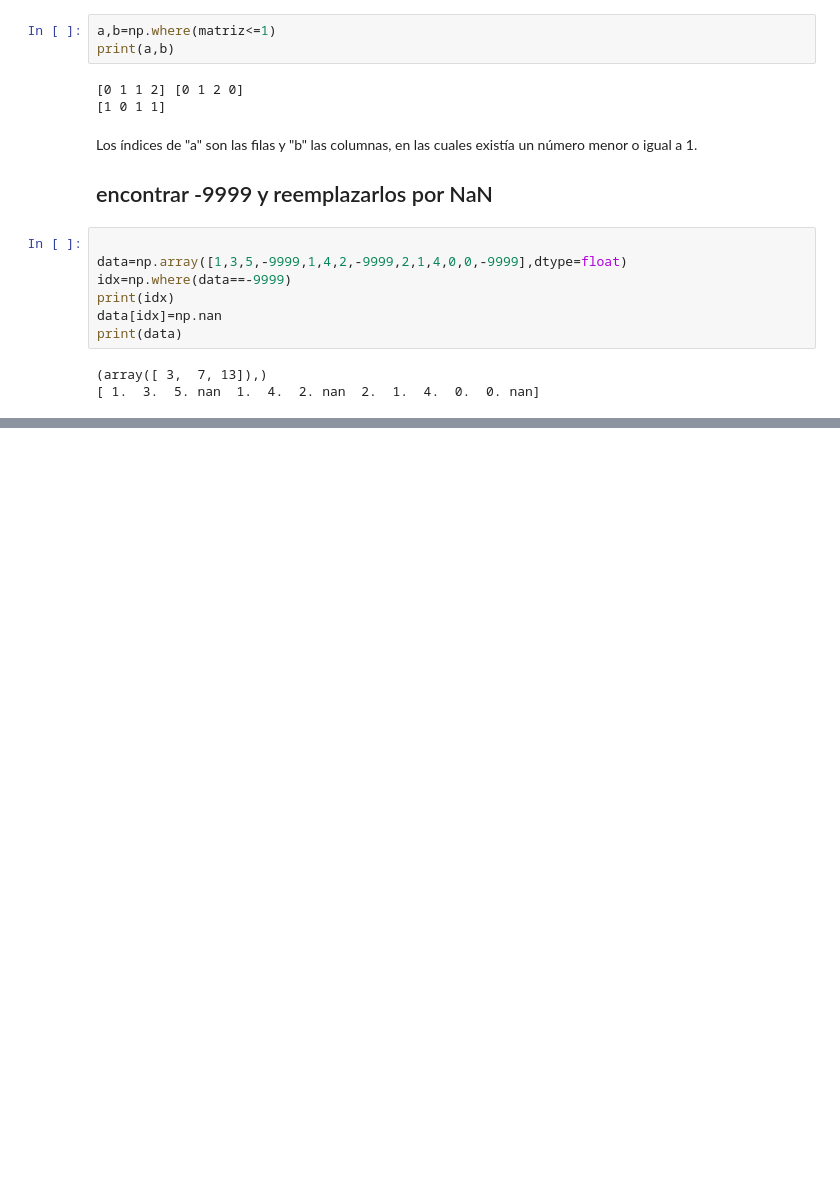
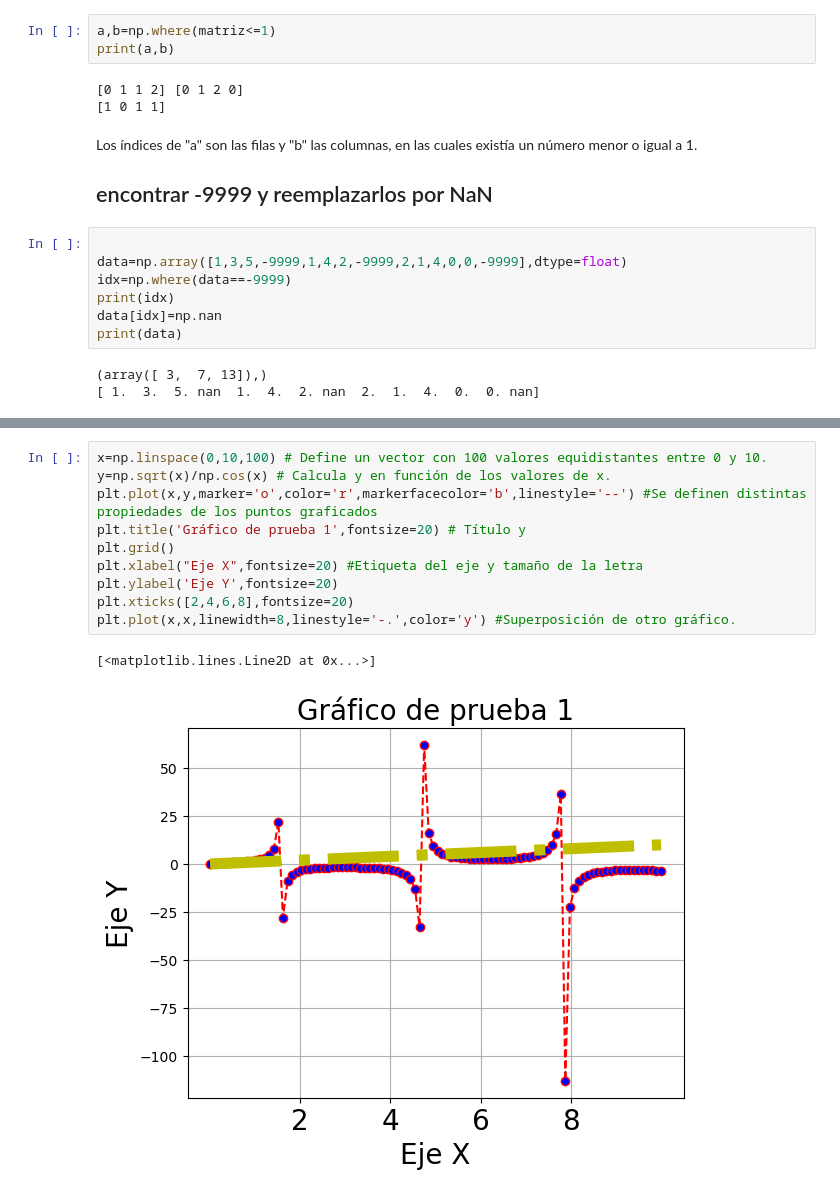
Before and after one commit to Jotacesh/MATLAB-to-Python, a Jupyter notebook: Pyhton Básico.ipynb, the cells around one changed output, grey strips where cells are left out. Saved outputs shown, nothing was run; the diff lists cells and outputs as text; blank space fills up the shorter version.

```diff
--- a/Pyhton Básico.ipynb
+++ b/Pyhton Básico.ipynb
@@ -59,0 +65,13 @@ Notar que se define "data" de tipo flotante, ya que "np.nan" es un valor flotant
+# %%
+x=np.linspace(0,10,100) # Define un vector con 100 valores equidistantes entre 0 y 10.
+y=np.sqrt(x)/np.cos(x) # Calcula y en función de los valores de x.
+plt.plot(x,y,marker='o',color='r',markerfacecolor='b',linestyle='--') #Se definen distintas propiedades de los puntos graficados
+plt.title('Gráfico de prueba 1',fontsize=20) # Título y
+plt.grid()
+plt.xlabel("Eje X",fontsize=20) #Etiqueta del eje y tamaño de la letra
+plt.ylabel('Eje Y',fontsize=20)
+plt.xticks([2,4,6,8],fontsize=20)
+plt.plot(x,x,linewidth=8,linestyle='-.',color='y') #Superposición de otro gráfico.
+# %% [output]
+[<matplotlib.lines.Line2D at 0x...>]
+[figure, added]
```
Also changed, not shown: parts of 4 cells of this notebook.
